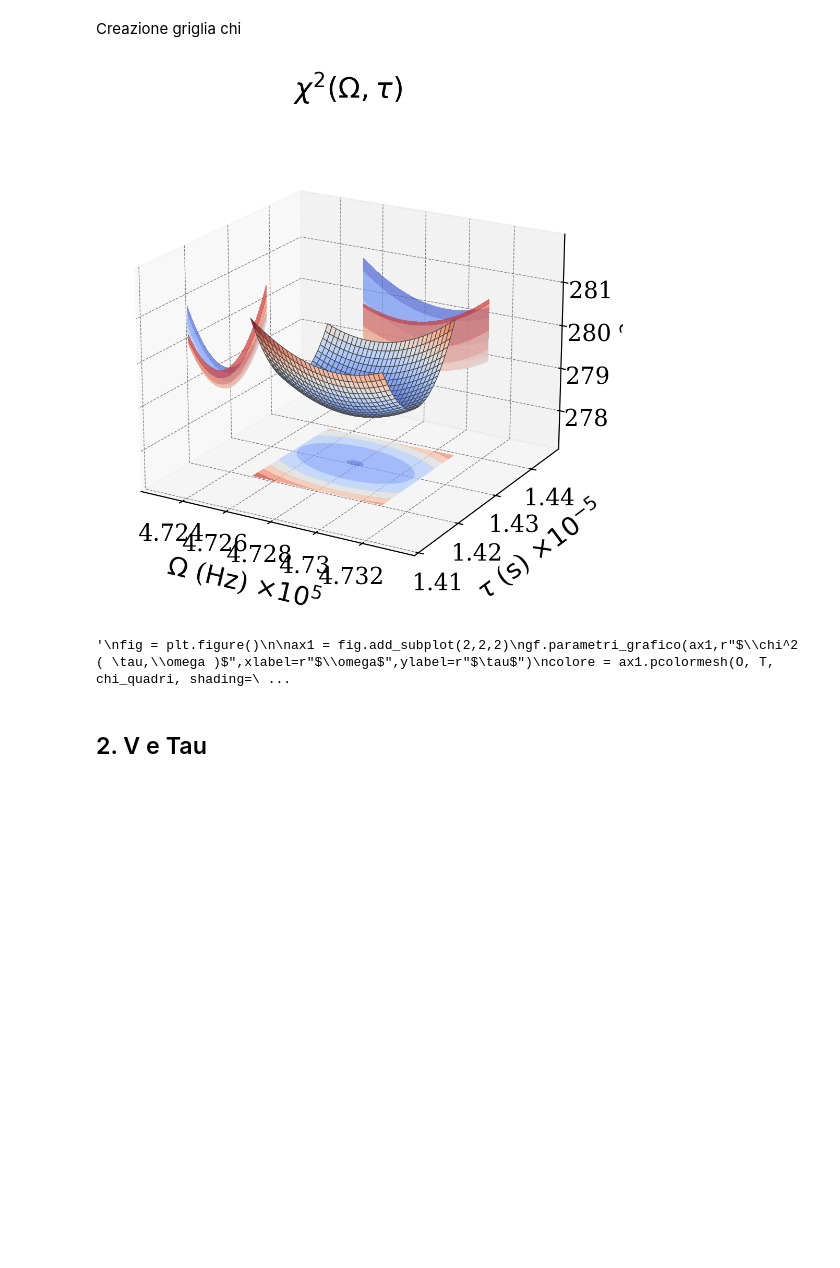
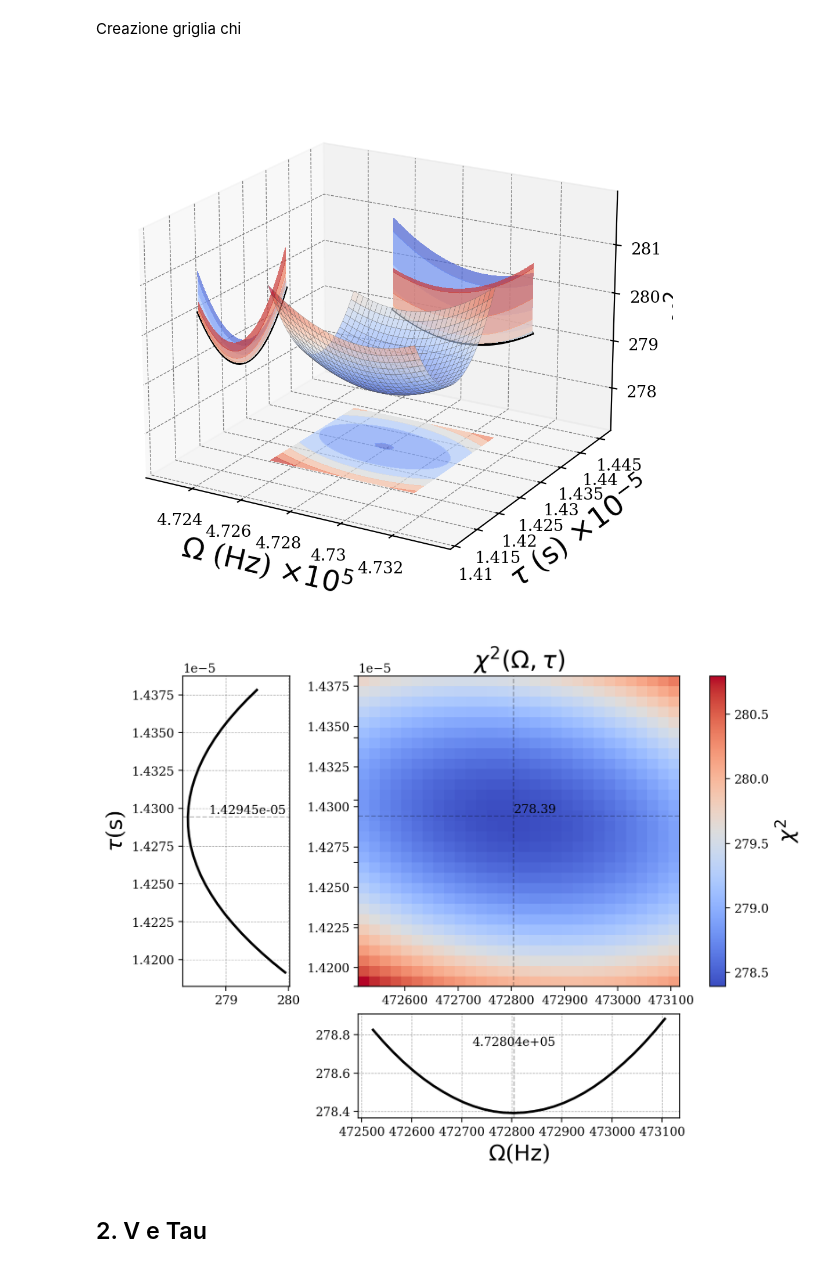
Before and after one commit to nichettg/Codici, a Jupyter notebook: 5. RLC Dominio Tempo/grafici_chi.ipynb, the cells around one changed output. Drawn from its saved outputs; the diff is of its cells as text; code cells hidden in the pictures; blank space fills up the shorter version.

```diff
--- a/5. RLC Dominio Tempo/grafici_chi.ipynb
+++ b/5. RLC Dominio Tempo/grafici_chi.ipynb
@@ -36,3 +25,12 @@ def griglia_XY(x, sx, y, sy):
     x_range = np.linspace(x - zoom*sx, x + zoom*sx, risoluzione)
     y_range = np.linspace(y - zoom*sy, y + zoom*sy, risoluzione)
     return np.meshgrid(x_range, y_range)
+# %%
+def colonna_chi(X, Y, chi_quadri):
+    colonna_X = []
+    colonna_Y = []
+    for i in range(X.shape[0]):
+        colonna_Y.append(chi_quadri[i, :].min())
+    for j in range(Y.shape[1]):
+        colonna_X.append(chi_quadri[:, j].min())
+    return np.array(colonna_X), np.array(colonna_Y)
@@ -198,31 +190,13 @@ for i in range(O.shape[0]):
     for j in range(O.shape[1]):
         parametri = [anal[0][0], O[i, j], T[i, j]]
         chi_quadri[i, j] = chi_quadro(xdata, ydata, parametri, modello)
+
+chi_column = colonna_chi(O, T, chi_quadri)
 # %%
-grafico_chi(omega0, s_omega, tau0, s_tau, chi_quadri, "Omega", "tau", r"($\mathrm{Hz}$)", r"($\mathrm{s}$)")
+grafico_chi(omega0, s_omega, tau0, s_tau, chi_quadri, chi_column, "Omega", "tau", r"($\mathrm{Hz}$)", r"($\mathrm{s}$)")
 # %% [output]
-[figure, old version]
+[figure, new version]
+[figure, added]
-# %%
-"""
-fig = plt.figure()
-
-ax1 = fig.add_subplot(2,2,2)
-gf.parametri_grafico(ax1,r"$\chi^2 ( \tau,\omega )$",xlabel=r"$\omega$",ylabel=r"$\tau$")
-colore = ax1.pcolormesh(O, T, chi_quadri, shading='auto', cmap='viridis')
-fig.colorbar(colore, ax=ax1, label=r"$\chi^2$")
-
-ax2 = fig.add_subplot(2,2,1)
-gf.parametri_grafico(ax2,r"$\chi^2 ( \tau )$",xlabel=r"$\tau$",ylabel=r"$\chi^2$")
-ax2.scatter(T, chi_quadri, **gf.scatter_params)
-
-ax3 = fig.add_subplot(2,2,4)
-gf.parametri_grafico(ax3,r"$\chi^2 ( \omega )$",xlabel=r"$\omega$",ylabel=r"$\chi^2$")
-ax3.scatter(O, chi_quadri, **gf.scatter_params)
-
-gf.salva_grafico(fig,"Chi/omega_tau_2d.pdf")
-"""
-# %% [output]
-'\nfig = plt.figure()\n\nax1 = fig.add_subplot(2,2,2)\ngf.parametri_grafico(ax1,r"$\\chi^2 ( \tau,\\omega )$",xlabel=r"$\\omega$",ylabel=r"$\tau$")\ncolore = ax1.pcolormesh(O, T, chi_quadri, shading=\ ...
 # %% [markdown]
 ## 2. V e Tau
 # %% [markdown]
```
Also changed, not shown: parts of 7 cells of this notebook, 4 other files.
